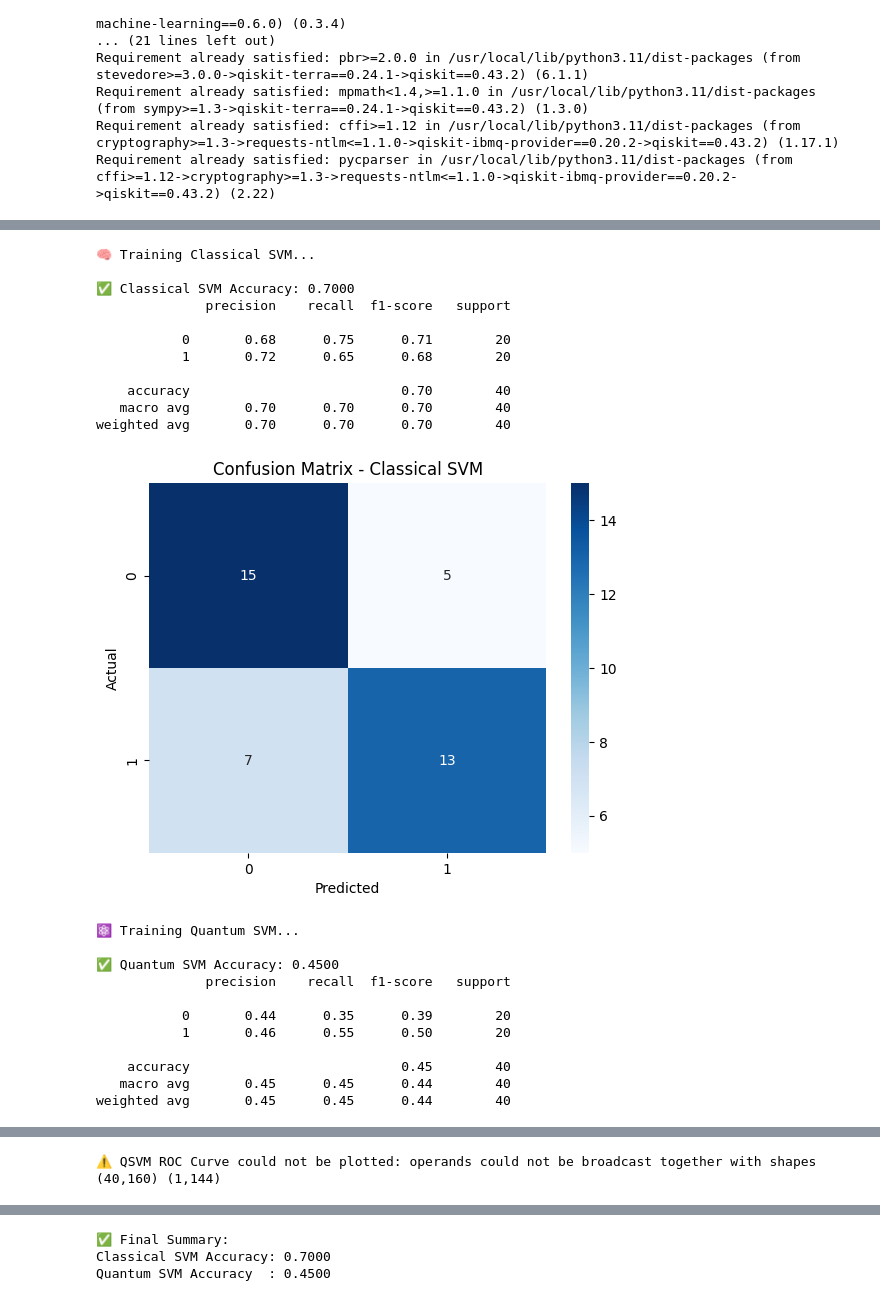
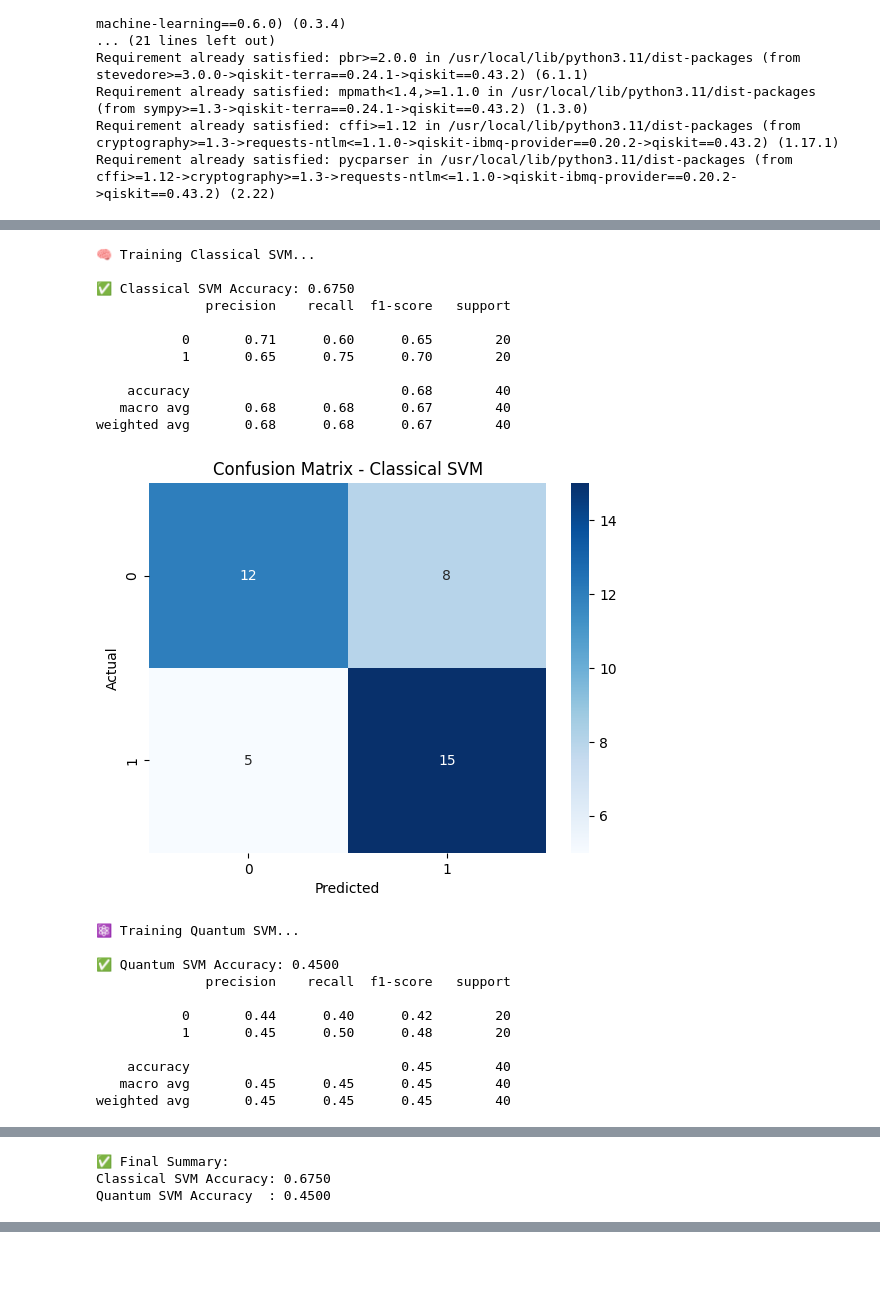
Before and after one commit to VikasGarg-Dir/Quantum_ML, a Jupyter notebook: Others/AD_QSVM_1_2.ipynb, the cells around one changed output, grey strips where cells are left out. Cells and saved outputs as stored; diff of their text form; code cells hidden in the pictures; blank space fills up the shorter version.

Commit message:
AD_QSVM_1_2 updated

```diff
--- a/Others/AD_QSVM_1_2.ipynb
+++ b/Others/AD_QSVM_1_2.ipynb
@@ -69,7 +70,7 @@ def get_top_features(X, y, n_top=2):
     # Plot
     plt.figure(figsize=(10, 5))
     sns.barplot(x=importances[indices], y=X.columns[indices])
-    plt.title("Feature Importance (Random Forest)")
+    plt.title("Feature Importance")
     plt.tight_layout()
     plt.show()
 
@@ -95,9 +96,10 @@ def train_svm(X_train, y_train):
     return svm
 # %%
 # STEP 5: Quantum SVM (QSVM)
-def train_qsvm(X_train, y_train, selected_feature_names):
+def train_qsvm(X_train, y_train, selected_feature_names, reps=3):
     feature_dim = len(selected_feature_names)
-    feature_map = ZZFeatureMap(feature_dimension=feature_dim, reps=2, entanglement="linear")
+    feature_map = ZZFeatureMap(feature_dimension=feature_dim, reps=reps, entanglement="linear")
+
     sampler = Sampler()
     fidelity = ComputeUncompute(sampler=sampler)
     quantum_kernel = FidelityQuantumKernel(fidelity=fidelity, feature_map=feature_map)
@@ -130,11 +132,9 @@ def plot_roc(model, X_test, y_test, label):
 
     plt.plot(fpr, tpr, label=f"{label} (AUC = {roc_auc:.2f})")
 
-def plot_qsvm_roc(qsvc, X_test, y_test, X_train):
+def plot_qsvm_roc(qsvc, X_test, y_test):
     try:
-        kernel_test = qsvc.quantum_kernel.evaluate(X_test, X_train)
-        decision_scores = np.sum(kernel_test * qsvc.dual_coef_, axis=1) + qsvc.intercept_
-
+        decision_scores = qsvc.decision_function(X_test)
         fpr, tpr, _ = roc_curve(y_test, decision_scores)
         roc_auc = auc(fpr, tpr)
         plt.plot(fpr, tpr, label=f"Quantum SVM (AUC = {roc_auc:.2f})", color='purple')
@@ -152,7 +152,7 @@ def plot_feature_map(selected_features):
 # %%
 # === MAIN PIPELINE ===
 X, y = load_data()
-top_features = get_top_features(X, y, n_top=2)
+top_features = get_top_features(X, y, n_top=4)
 X_top = X[top_features]
 
 scaler = StandardScaler()
@@ -171,13 +171,13 @@ acc_clf, _ = evaluate_model(svm_model, X_test, y_test, "Classical SVM")
 
 # Quantum SVM
 print("\n⚛️ Training Quantum SVM...")
-qsvm_model = train_qsvm(X_train, y_train, top_features)
+qsvm_model = train_qsvm(X_train, y_train, top_features, reps=3)
 acc_qsvm, _ = evaluate_model(qsvm_model, X_test, y_test, "Quantum SVM")
 
 # ROC Curves
 plt.figure(figsize=(8, 6))
 plot_roc(svm_model, X_test, y_test, "Classical SVM")
-plot_qsvm_roc(qsvm_model, X_test, y_test, X_train)
+plot_qsvm_roc(qsvm_model, X_test, y_test)
 plt.plot([0, 1], [0, 1], 'k--')
 plt.title("ROC Curve Comparison")
 plt.xlabel("False Positive Rate")
@@ -197,23 +197,23 @@ print(f"Quantum SVM Accuracy  : {acc_qsvm:.4f}")
 🧠 Training Classical SVM...
 
-✅ Classical SVM Accuracy: 0.7000
+✅ Classical SVM Accuracy: 0.6750
               precision    recall  f1-score   support
 
-           0       0.68      0.75      0.71        20
-           1       0.72      0.65      0.68        20
+           0       0.71      0.60      0.65        20
+           1       0.65      0.75      0.70        20
 
-    accuracy                           0.70        40
-   macro avg       0.70      0.70      0.70        40
-weighted avg       0.70      0.70      0.70        40
+    accuracy                           0.68        40
+   macro avg       0.68      0.68      0.67        40
+weighted avg       0.68      0.68      0.67        40
-[figure, old version]
+[figure, new version]
 ⚛️ Training Quantum SVM...
 
 ✅ Quantum SVM Accuracy: 0.4500
               precision    recall  f1-score   support
 
-           0       0.44      0.35      0.39        20
-           1       0.46      0.55      0.50        20
+           0       0.44      0.40      0.42        20
+           1       0.45      0.50      0.48        20
 
     accuracy                           0.45        40
-   macro avg       0.45      0.45      0.44        40
-weighted avg       0.45      0.45      0.44        40
+   macro avg       0.45      0.45      0.45        40
+weighted avg       0.45      0.45      0.45        40
@@ -221 +222,3 @@ weighted avg       0.45      0.45      0.44        40
-⚠️ QSVM ROC Curve could not be plotted: operands could not be broadcast together with shapes (40,160) (1,144)
+✅ Final Summary:
+Classical SVM Accuracy: 0.6750
+Quantum SVM Accuracy  : 0.4500
@@ -223,3 +224,0 @@ weighted avg       0.45      0.45      0.44        40
-✅ Final Summary:
-Classical SVM Accuracy: 0.7000
-Quantum SVM Accuracy  : 0.4500
```
Also changed, not shown: parts of 2 cells of this notebook.
